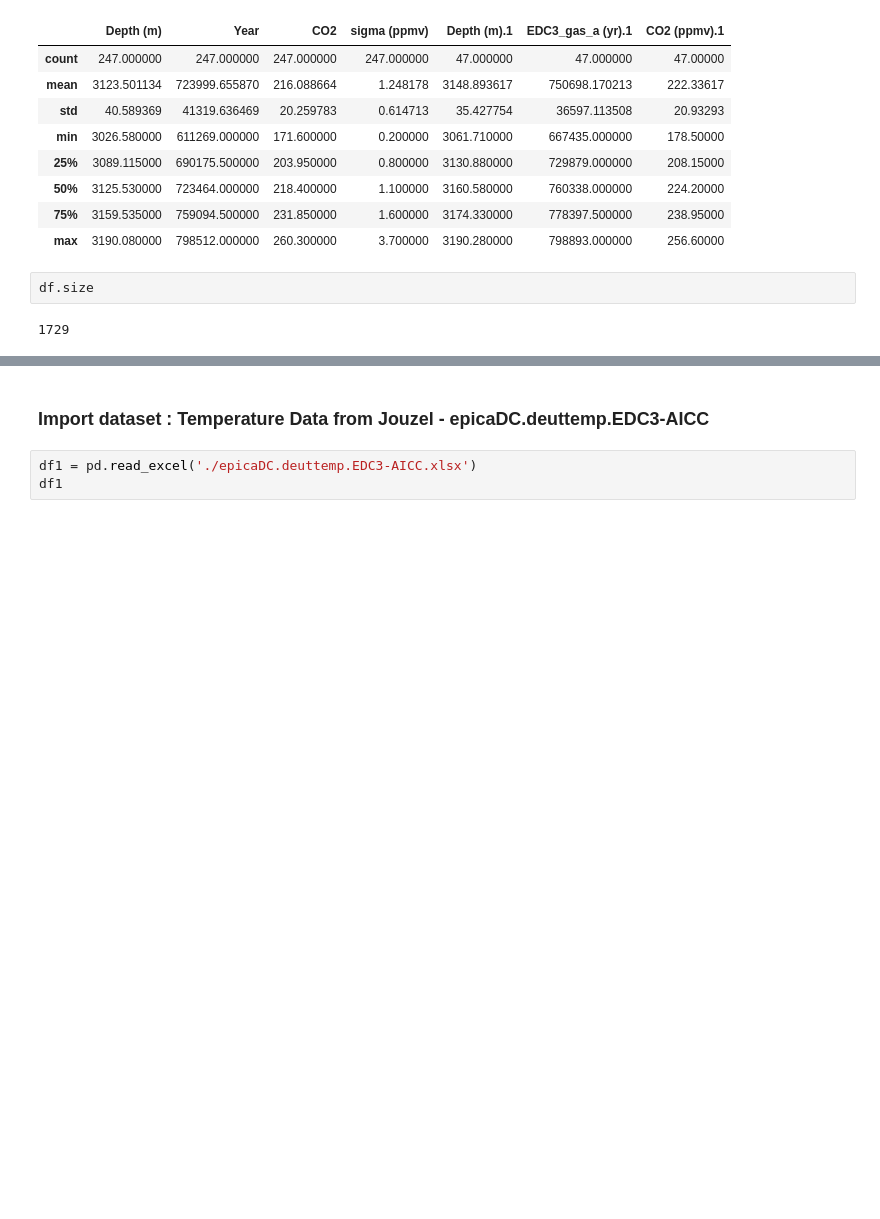
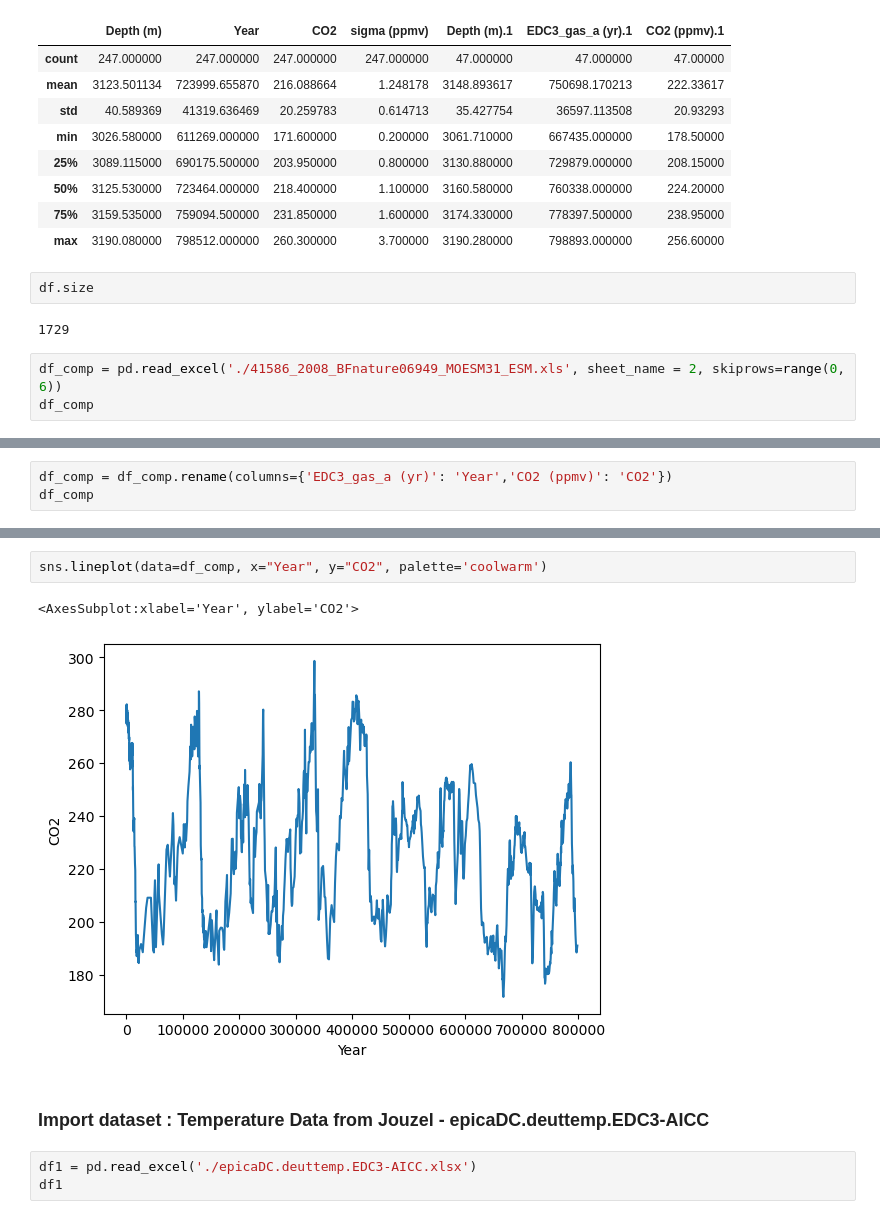
Before and after one commit to mickalleny2k/PfDA_Project2, a Jupyter notebook: project.ipynb, the cells around one changed output, grey strips where cells are left out. Drawn from its saved outputs; the diff is of its cells as text; blank space fills up the shorter version.

Commit message:
Add column to dataframe,plot graph of CO2 and temp

```diff
--- a/project.ipynb
+++ b/project.ipynb
@@ -80,3 +80,6 @@ df.describe()
 df.size
 # %% [output]
 1729
+# %%
+df_comp = pd.read_excel('./41586_2008_BFnature06949_MOESM31_ESM.xls', sheet_name = 2, skiprows=range(0, 6))
+df_comp
@@ -82,0 +100,3 @@ df.size
+# %%
+df_comp = df_comp.rename(columns={'EDC3_gas_a (yr)': 'Year','CO2 (ppmv)': 'CO2'})
+df_comp
@@ -83,3 +117,8 @@ df.size
+# %%
+sns.lineplot(data=df_comp, x="Year", y="CO2", palette='coolwarm')
+# %% [output]
+<AxesSubplot:xlabel='Year', ylabel='CO2'>
+[figure, added]
 # %% [markdown]
 ### Import dataset : Temperature Data from Jouzel - epicaDC.deuttemp.EDC3-AICC
 # %%
```
Also changed, not shown: parts of 7 cells of this notebook.
